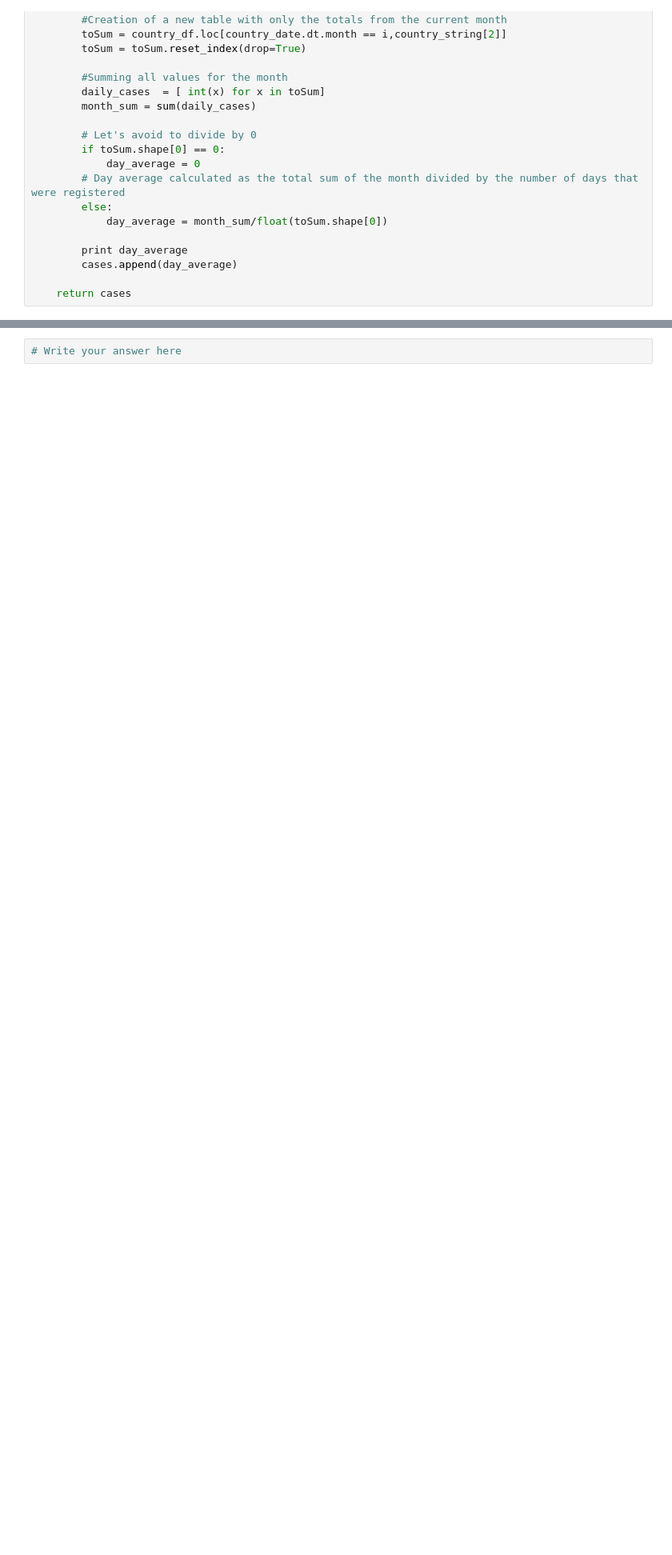
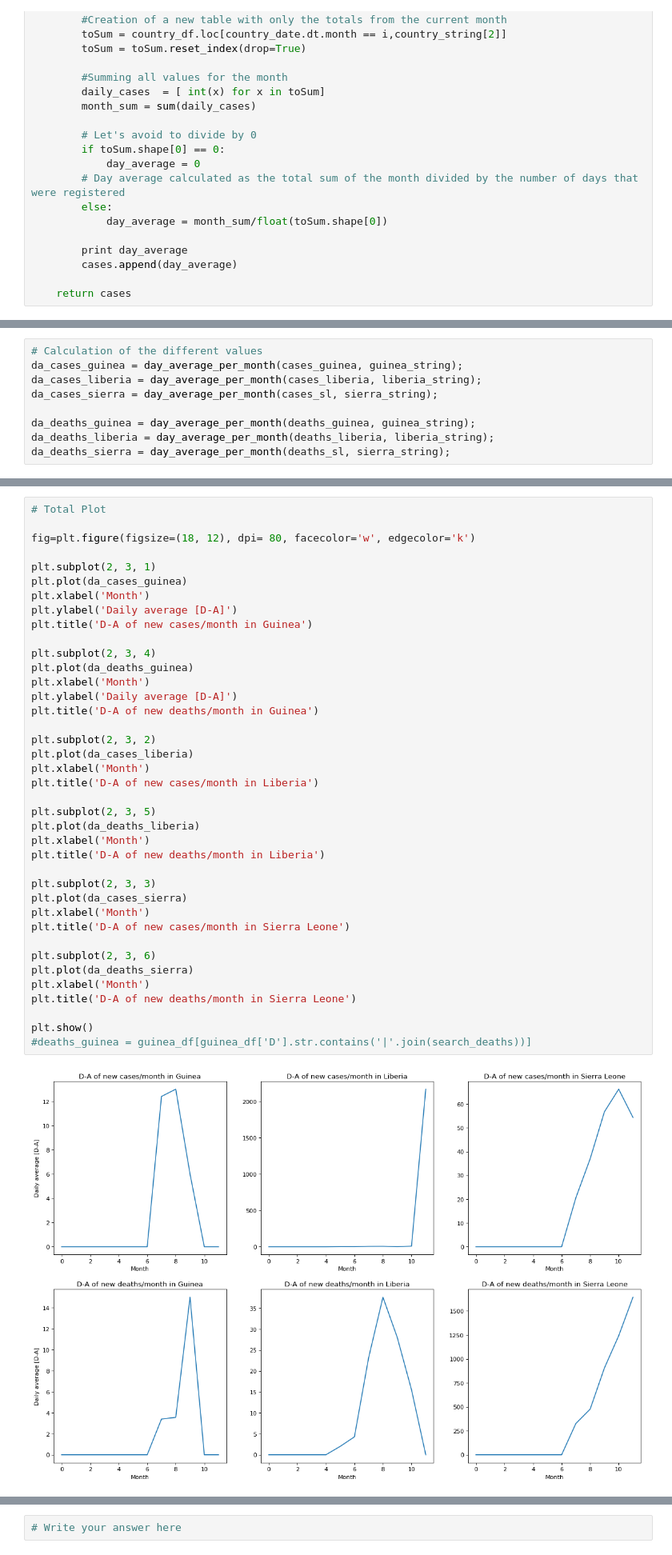
Before and after one commit to julied20/ada-2017, a Jupyter notebook: Homeworks/Homework01/Homework_1_Tristan.ipynb, the cells around one changed output, grey strips where cells are left out. Shown at 80% size. Saved outputs shown, nothing was run; the diff lists cells and outputs as text; blank space fills up the shorter version.

```diff
--- a/Homeworks/Homework01/Homework_1_Tristan.ipynb
+++ b/Homeworks/Homework01/Homework_1_Tristan.ipynb
@@ -155,0 +135,9 @@ plt.show()
+# %%
+# Calculation of the different values
+da_cases_guinea = day_average_per_month(cases_guinea, guinea_string);
+da_cases_liberia = day_average_per_month(cases_liberia, liberia_string);
+da_cases_sierra = day_average_per_month(cases_sl, sierra_string);
+
+da_deaths_guinea = day_average_per_month(deaths_guinea, guinea_string);
+da_deaths_liberia = day_average_per_month(deaths_liberia, liberia_string);
+da_deaths_sierra = day_average_per_month(deaths_sl, sierra_string);
@@ -156,3 +162,44 @@ plt.show()
+# %%
+# Total Plot
+
+fig=plt.figure(figsize=(18, 12), dpi= 80, facecolor='w', edgecolor='k')
+
+plt.subplot(2, 3, 1)
+plt.plot(da_cases_guinea)
+plt.xlabel('Month')
+plt.ylabel('Daily average [D-A]')
+plt.title('D-A of new cases/month in Guinea')
+
+plt.subplot(2, 3, 4)
+plt.plot(da_deaths_guinea)
+plt.xlabel('Month')
+plt.ylabel('Daily average [D-A]')
+plt.title('D-A of new deaths/month in Guinea')
+
+plt.subplot(2, 3, 2)
+plt.plot(da_cases_liberia)
+plt.xlabel('Month')
+plt.title('D-A of new cases/month in Liberia')
+
+plt.subplot(2, 3, 5)
+plt.plot(da_deaths_liberia)
+plt.xlabel('Month')
+plt.title('D-A of new deaths/month in Liberia')
+
+plt.subplot(2, 3, 3)
+plt.plot(da_cases_sierra)
+plt.xlabel('Month')
+plt.title('D-A of new cases/month in Sierra Leone')
+
+plt.subplot(2, 3, 6)
+plt.plot(da_deaths_sierra)
+plt.xlabel('Month')
+plt.title('D-A of new deaths/month in Sierra Leone')
+
+plt.show()
+#deaths_guinea = guinea_df[guinea_df['D'].str.contains('|'.join(search_deaths))]
+# %% [output]
+[figure, added]
 # %% [markdown]
 ## Discussion
 
```
Also changed, not shown: parts of 2 cells of this notebook.
